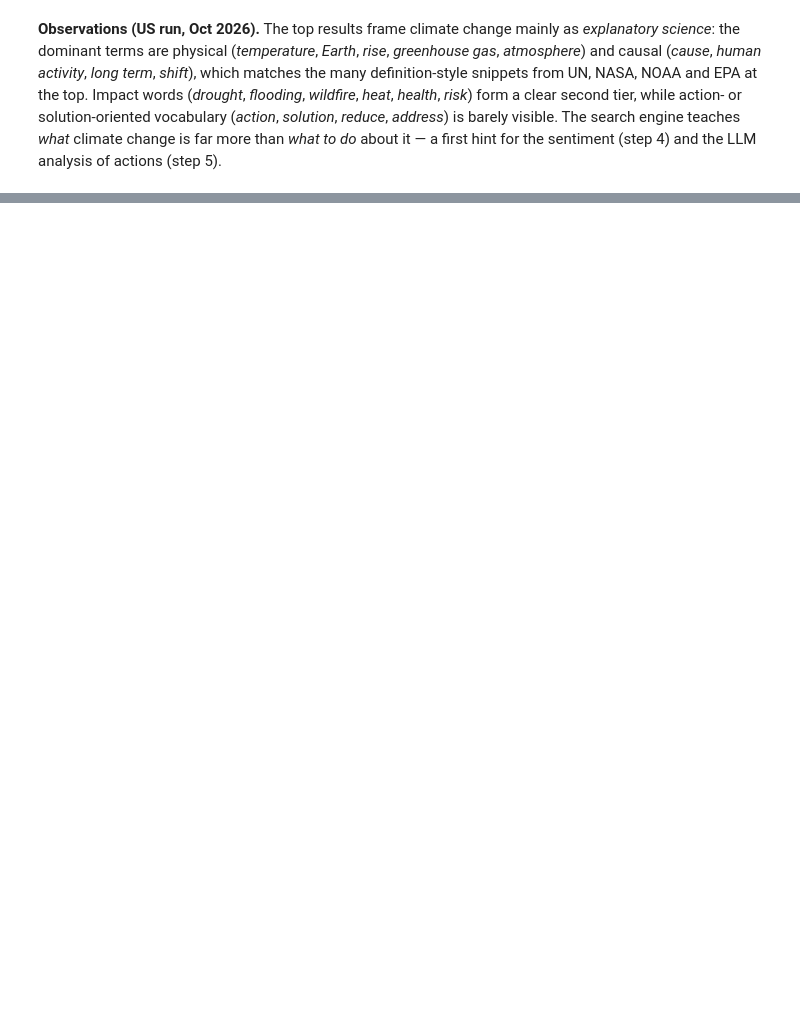
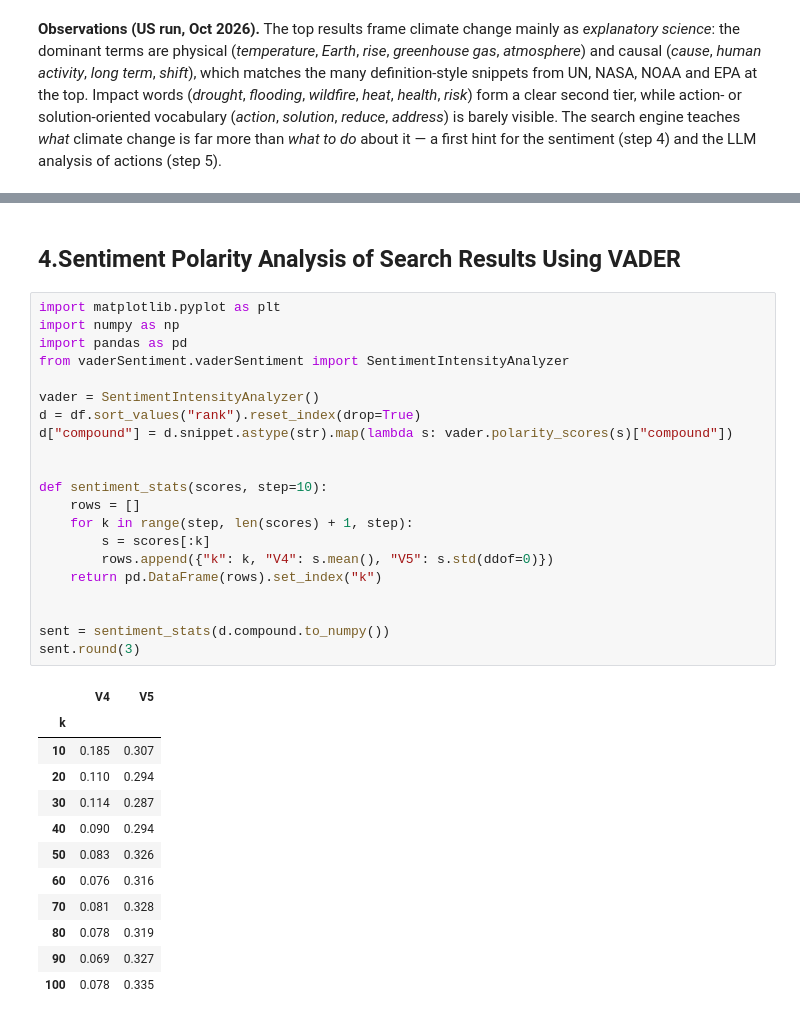
Before and after one commit to jarvis394/nlp-project, a Jupyter notebook: notebooks/main.ipynb, the cells around one changed output, grey strips where cells are left out. Saved outputs shown, nothing was run; the diff lists cells and outputs as text; blank space fills up the shorter version.

```diff
--- a/notebooks/main.ipynb
+++ b/notebooks/main.ipynb
@@ -183,0 +240,36 @@ ax.tick_params(axis="y", length=0)
+# %% [markdown]
+## 4.Sentiment Polarity Analysis of Search Results Using VADER
+# %%
+import matplotlib.pyplot as plt
+import numpy as np
+import pandas as pd
+from vaderSentiment.vaderSentiment import SentimentIntensityAnalyzer
+
+vader = SentimentIntensityAnalyzer()
+d = df.sort_values("rank").reset_index(drop=True)
+d["compound"] = d.snippet.astype(str).map(lambda s: vader.polarity_scores(s)["compound"])
+
+
+def sentiment_stats(scores, step=10):
+    rows = []
+    for k in range(step, len(scores) + 1, step):
+        s = scores[:k]
+        rows.append({"k": k, "V4": s.mean(), "V5": s.std(ddof=0)})
+    return pd.DataFrame(rows).set_index("k")
+
+
+sent = sentiment_stats(d.compound.to_numpy())
+sent.round(3)
+# %% [output]
+|  | V4 | V5 |
+| k |  |  |
+| 10 | 0.185 | 0.307 |
+| 20 | 0.110 | 0.294 |
+| 30 | 0.114 | 0.287 |
+| 40 | 0.090 | 0.294 |
+| 50 | 0.083 | 0.326 |
+| 60 | 0.076 | 0.316 |
+| 70 | 0.081 | 0.328 |
+| 80 | 0.078 | 0.319 |
+| 90 | 0.069 | 0.327 |
+| 100 | 0.078 | 0.335 |
```
Also changed, not shown: parts of 7 cells of this notebook, 2 other files.
